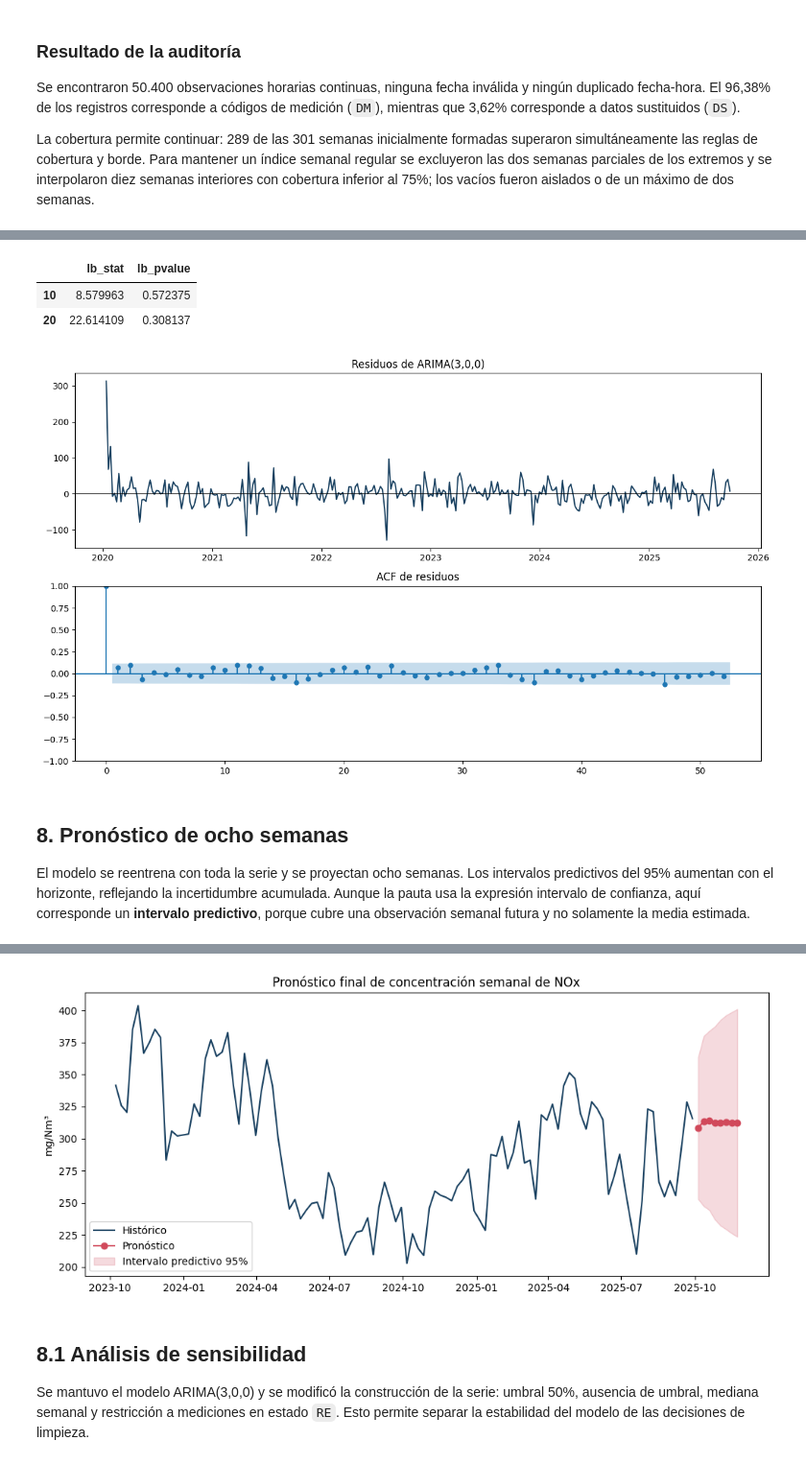
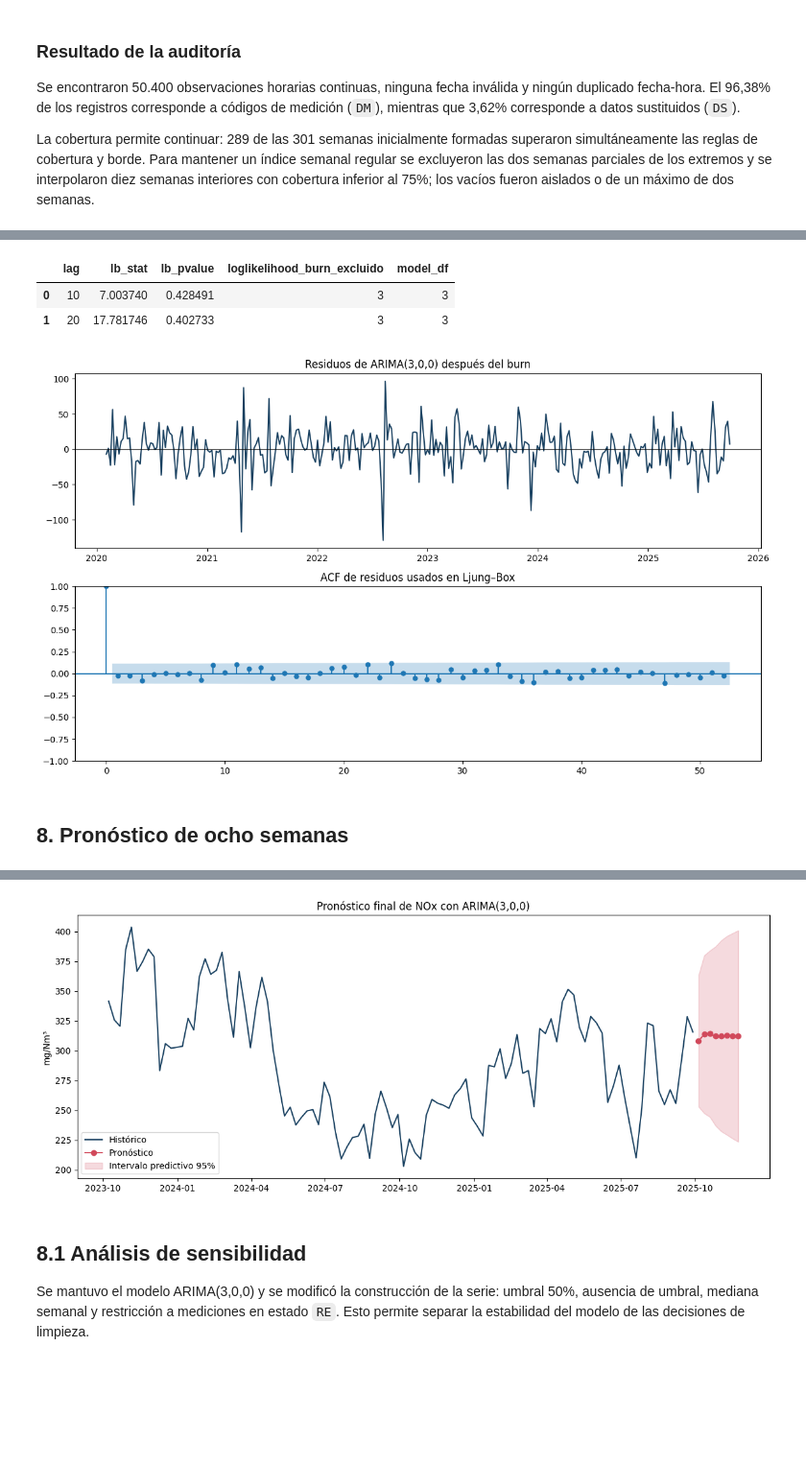
Before and after one commit to glopezr10/proyecto_series_tiempo, a Jupyter notebook: entrega/Trabajo_Final_Series_Tiempo.ipynb, the cells around one changed output, grey strips where cells are left out. Shown at 96% size. Saved outputs shown, nothing was run; the diff lists cells and outputs as text; code cells hidden in the pictures; blank space fills up the shorter version.

```diff
--- a/entrega/Trabajo_Final_Series_Tiempo.ipynb
+++ b/entrega/Trabajo_Final_Series_Tiempo.ipynb
@@ -482,52 +522,60 @@ Tras reentrenar ARIMA(3,0,0) con las 299 semanas, Ljung-Box entregó valores p d
 # %%
-ajuste_final = ajustar_arima_300(serie)
-residuos_finales = pd.Series(
-    np.asarray(ajuste_final.resid).squeeze(),
-    index=serie.index[-len(ajuste_final.resid):]
-).replace([np.inf, -np.inf], np.nan).dropna()
-ljung = acorr_ljungbox(residuos_finales, lags=[10, 20], return_df=True)
+serie_final = pd.concat([train, validacion_modelo, prueba_modelo])
+resultado_final = ajustar_modelo(modelo_seleccionado, serie_final, H_PRONOSTICO)
+ajuste_final = resultado_final["ajuste"]
+residuos_finales, burn_final, model_df_final = residuos_y_df(resultado_final, serie_final)
+ljung = acorr_ljungbox(
+    residuos_finales, lags=[10, 20], model_df=model_df_final, return_df=True
+).reset_index().rename(columns={"index": "lag"})
+ljung["loglikelihood_burn_excluido"] = burn_final
+ljung["model_df"] = model_df_final
+ljung.to_csv(TABLES / "10_ljung_box_modelo_final.csv", index=False)
 display(ljung)
 
 fig, axes = plt.subplots(2, 1, figsize=(12, 7))
-axes[0].plot(residuos_finales, color="#173f5f")
+axes[0].plot(serie_final.index[-len(residuos_finales):], residuos_finales.to_numpy(), color="#173f5f")
 axes[0].axhline(0, color="black", linewidth=0.8)
-axes[0].set_title("Residuos de ARIMA(3,0,0)")
+axes[0].set_title(f"Residuos de {modelo_seleccionado} después del burn")
 plot_acf(residuos_finales, lags=52, ax=axes[1])
-axes[1].set_title("ACF de residuos")
+axes[1].set_title("ACF de residuos usados en Ljung–Box")
 plt.tight_layout()
+fig.savefig(FIGURES / "08_diagnostico_residuos.png", dpi=180, bbox_inches="tight")
 plt.show()
 # %% [output]
-|  | lb_stat | lb_pvalue |
-| 10 | 8.579963 | 0.572375 |
-| 20 | 22.614109 | 0.308137 |
+|  | lag | lb_stat | lb_pvalue | loglikelihood_burn_excluido | model_df |
+| 0 | 10 | 7.003740 | 0.428491 | 3 | 3 |
+| 1 | 20 | 17.781746 | 0.402733 | 3 | 3 |
-[figure, old version]
+[figure, new version]
 # %% [markdown]
 ## 8. Pronóstico de ocho semanas
-
-El modelo se reentrena con toda la serie y se proyectan ocho semanas. Los intervalos predictivos del 95% aumentan con el horizonte, reflejando la incertidumbre acumulada. Aunque la pauta usa la expresión intervalo de confianza, aquí corresponde un **intervalo predictivo**, porque cubre una observación semanal futura y no solamente la media estimada.
 # %%
+if ajuste_final is None or not hasattr(ajuste_final, "get_forecast"):
+    raise RuntimeError("El modelo seleccionado no entrega intervalos predictivos nativos.")
 prediccion_final = ajuste_final.get_forecast(H_PRONOSTICO)
 pred_central = np.asarray(prediccion_final.predicted_mean)
 intervalos = np.asarray(prediccion_final.conf_int(alpha=0.05))
 fechas_futuras = pd.date_range(
-    serie.index[-1] + pd.Timedelta(weeks=1), periods=H_PRONOSTICO, freq="W-SUN"
+    serie_final.index[-1] + pd.Timedelta(weeks=1), periods=H_PRONOSTICO, freq="W-SUN"
 )
 pronostico = pd.DataFrame({
     "semana_fin": fechas_futuras,
     "pronostico_nox_mg_nm3": pred_central,
     "limite_inferior_95": intervalos[:, 0],
     "limite_superior_95": intervalos[:, 1],
-    "modelo": "ARIMA(3,0,0)"
+    "modelo": modelo_seleccionado,
+    "metodo_intervalo": "Intervalo predictivo del modelo, 95%"
 })
+pronostico.to_csv(TABLES / "09_pronostico_final_8_semanas.csv", index=False)
 display(pronostico)
 
 fig, ax = plt.subplots(figsize=(12, 5))
-ax.plot(serie.iloc[-104:], label="Histórico", color="#173f5f")
-ax.plot(fechas_futuras, pred_central, label="Pronóstico",
-        color="#d1495b", marker="o")
+ax.plot(serie_final.iloc[-104:], label="Histórico", color="#173f5f")
+ax.plot(fechas_futuras, pred_central, label="Pronóstico", color="#d1495b", marker="o")
 ax.fill_between(fechas_futuras, intervalos[:, 0], intervalos[:, 1],
                 color="#d1495b", alpha=0.2, label="Intervalo predictivo 95%")
-ax.set(title="Pronóstico final de concentración semanal de NOx", ylabel="mg/Nm³")
+ax.set(title=f"Pronóstico final de NOx con {modelo_seleccionado}", ylabel="mg/Nm³")
 ax.legend()
+plt.tight_layout()
+fig.savefig(FIGURES / "07_pronostico_final.png", dpi=180, bbox_inches="tight")
 plt.show()
 # %% [output]
@@ -543,4 +591,4 @@ plt.show()
-[figure, old version]
+[figure, new version]
 # %% [markdown]
 ## 8.1 Análisis de sensibilidad
 
```
Also changed, not shown: parts of 23 cells of this notebook, 27 other files.
